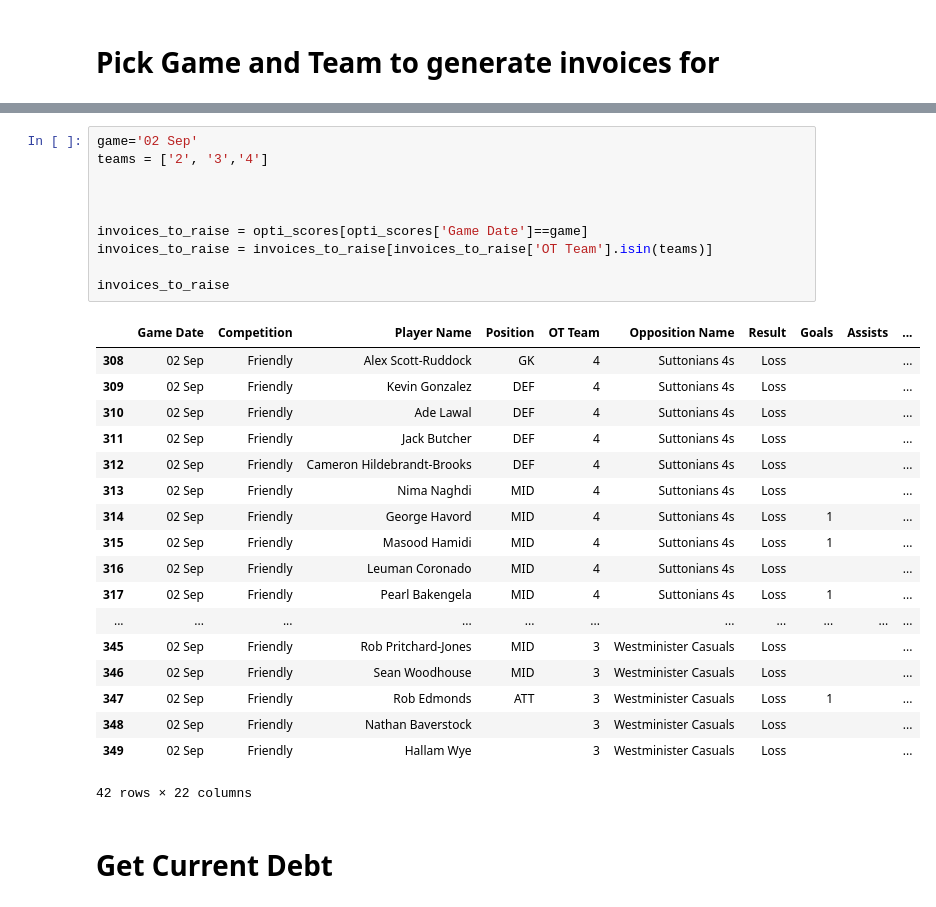
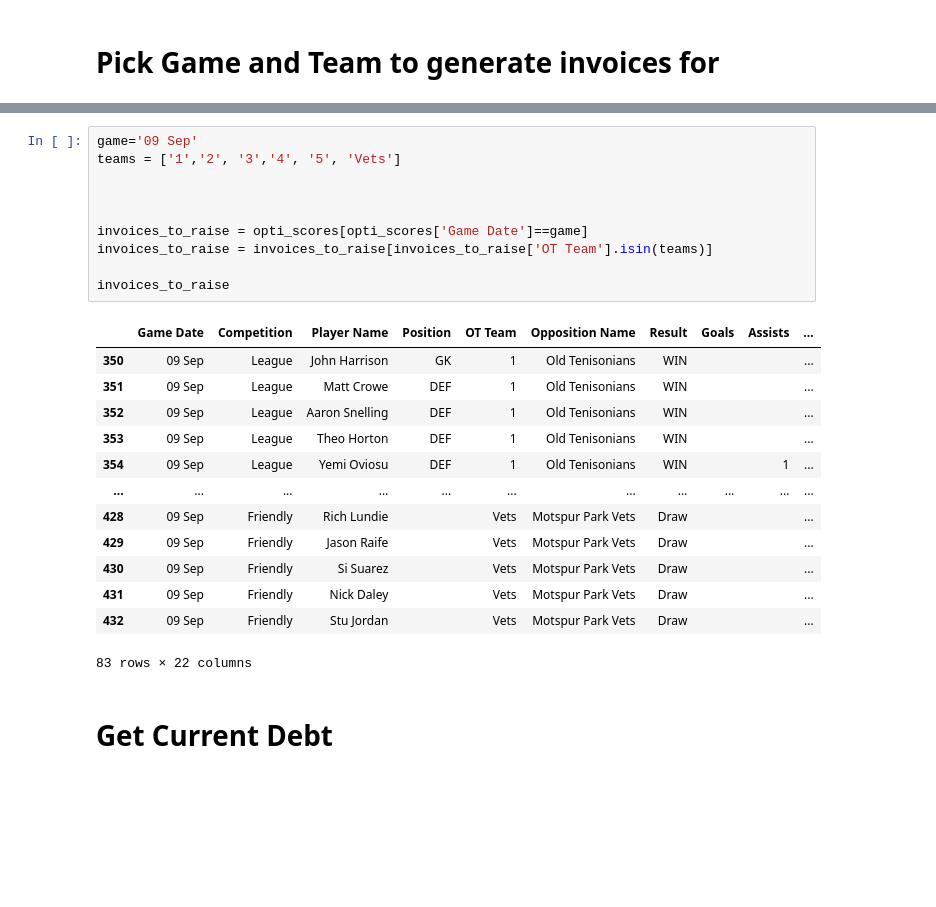
Before and after one commit to jtunedtimmins1995/ots_square, a Jupyter notebook: invoice_creator.ipynb, the cells around one changed output, grey strips where cells are left out. Saved outputs shown, nothing was run; the diff lists cells and outputs as text; blank space fills up the shorter version.

```diff
--- a/invoice_creator.ipynb
+++ b/invoice_creator.ipynb
@@ -37,33 +38,28 @@ print(opti_scores['Game Date'].drop_duplicates())
 Name: Game Date, dtype: object
 # %%
-game='02 Sep'
-teams = ['2', '3','4']
+game='09 Sep'
+teams = ['1','2', '3','4', '5', 'Vets']
 
 
 
 invoices_to_raise = opti_scores[opti_scores['Game Date']==game]
 invoices_to_raise = invoices_to_raise[invoices_to_raise['OT Team'].isin(teams)]
 
 invoices_to_raise
 # %% [output]
 |  | Game Date | Competition | Player Name | Position | OT Team | Opposition Name | Result | Goals | Assists | ... |
-| 308 | 02 Sep | Friendly | Alex Scott-Ruddock | GK | 4 | Suttonians 4s | Loss |  |  | ... |
-| 309 | 02 Sep | Friendly | Kevin Gonzalez | DEF | 4 | Suttonians 4s | Loss |  |  | ... |
-| 310 | 02 Sep | Friendly | Ade Lawal | DEF | 4 | Suttonians 4s | Loss |  |  | ... |
-| 311 | 02 Sep | Friendly | Jack Butcher | DEF | 4 | Suttonians 4s | Loss |  |  | ... |
-| 312 | 02 Sep | Friendly | Cameron Hildebrandt-Brooks | DEF | 4 | Suttonians 4s | Loss |  |  | ... |
-| 313 | 02 Sep | Friendly | Nima Naghdi | MID | 4 | Suttonians 4s | Loss |  |  | ... |
-| 314 | 02 Sep | Friendly | George Havord | MID | 4 | Suttonians 4s | Loss | 1 |  | ... |
-| 315 | 02 Sep | Friendly | Masood Hamidi | MID | 4 | Suttonians 4s | Loss | 1 |  | ... |
-| 316 | 02 Sep | Friendly | Leuman Coronado | MID | 4 | Suttonians 4s | Loss |  |  | ... |
-| 317 | 02 Sep | Friendly | Pearl Bakengela | MID | 4 | Suttonians 4s | Loss | 1 |  | ... |
+| 350 | 09 Sep | League | John Harrison | GK | 1 | Old Tenisonians | WIN |  |  | ... |
+| 351 | 09 Sep | League | Matt Crowe | DEF | 1 | Old Tenisonians | WIN |  |  | ... |
+| 352 | 09 Sep | League | Aaron Snelling | DEF | 1 | Old Tenisonians | WIN |  |  | ... |
+| 353 | 09 Sep | League | Theo Horton | DEF | 1 | Old Tenisonians | WIN |  |  | ... |
+| 354 | 09 Sep | League | Yemi Oviosu | DEF | 1 | Old Tenisonians | WIN |  | 1 | ... |
 | ... | ... | ... | ... | ... | ... | ... | ... | ... | ... | ... |
-| 345 | 02 Sep | Friendly | Rob Pritchard-Jones | MID | 3 | Westminister Casuals | Loss |  |  | ... |
-| 346 | 02 Sep | Friendly | Sean Woodhouse | MID | 3 | Westminister Casuals | Loss |  |  | ... |
-| 347 | 02 Sep | Friendly | Rob Edmonds | ATT | 3 | Westminister Casuals | Loss | 1 |  | ... |
-| 348 | 02 Sep | Friendly | Nathan Baverstock |  | 3 | Westminister Casuals | Loss |  |  | ... |
-| 349 | 02 Sep | Friendly | Hallam Wye |  | 3 | Westminister Casuals | Loss |  |  | ... |
+| 428 | 09 Sep | Friendly | Rich Lundie |  | Vets | Motspur Park Vets | Draw |  |  | ... |
+| 429 | 09 Sep | Friendly | Jason Raife |  | Vets | Motspur Park Vets | Draw |  |  | ... |
+| 430 | 09 Sep | Friendly | Si Suarez |  | Vets | Motspur Park Vets | Draw |  |  | ... |
+| 431 | 09 Sep | Friendly | Nick Daley |  | Vets | Motspur Park Vets | Draw |  |  | ... |
+| 432 | 09 Sep | Friendly | Stu Jordan |  | Vets | Motspur Park Vets | Draw |  |  | ... |
-42 rows × 22 columns
+83 rows × 22 columns
 # %% [markdown]
 # Get Current Debt
 # %%
```
Also changed, not shown: parts of 6 cells of this notebook, 3 other files.
